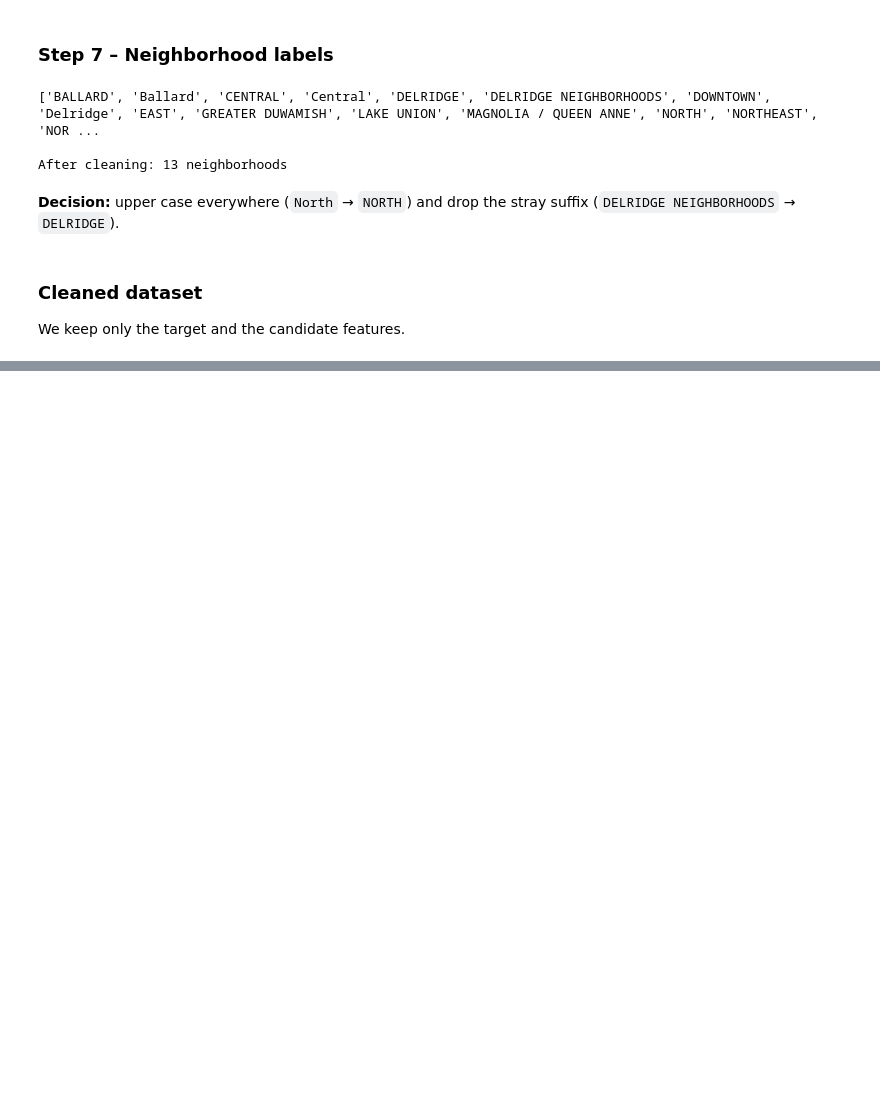
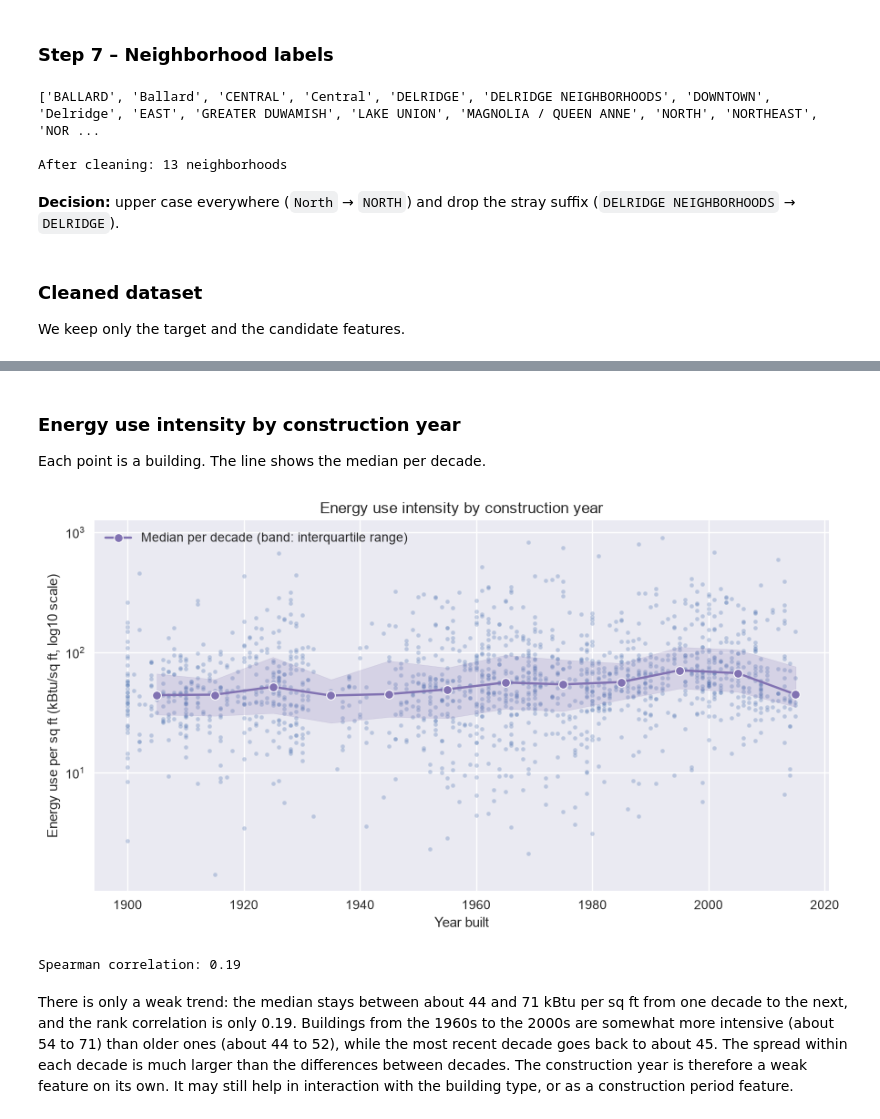
Before and after one commit to dapitch666/oc-p03-seattle-building-energy, a Jupyter notebook: notebooks/01_eda.ipynb, the cells around one changed output, grey strips where cells are left out. Drawn from its saved outputs; the diff is of its cells as text; code cells hidden in the pictures; blank space fills up the shorter version.

```diff
--- a/notebooks/01_eda.ipynb
+++ b/notebooks/01_eda.ipynb
@@ -496,0 +659,41 @@ dtype: int64
+# %% [markdown]
+### Energy use intensity by construction year
+
+Each point is a building. The line shows the median per decade.
+# %%
+year_eui = pd.DataFrame(
+    {
+        "YearBuilt": df["YearBuilt"],
+        "decade": df["YearBuilt"] // 10 * 10 + 5,  # center of the decade
+        "eui": intensity,
+    }
+)
+
+fig, ax = plt.subplots(figsize=(9, 5))
+sns.scatterplot(data=year_eui, x="YearBuilt", y="eui", s=12, alpha=0.3, ax=ax)
+sns.lineplot(
+    data=year_eui,
+    x="decade",
+    y="eui",
+    estimator="median",
+    errorbar=("pi", 50),
+    color="C3",
+    marker="o",
+    label="Median per decade (band: interquartile range)",
+    ax=ax,
+)
+ax.set_yscale("log")
+ax.set_xlabel("Year built")
+ax.set_ylabel("Energy use per sq ft (kBtu/sq ft, log10 scale)")
+ax.set_title("Energy use intensity by construction year")
+plt.tight_layout()
+plt.show()
+
+print(
+    f"Spearman correlation: {year_eui['YearBuilt'].corr(year_eui['eui'], method='spearman'):.2f}"
+)
+# %% [output]
+[figure, added]
+Spearman correlation: 0.19
+# %% [markdown]
+There is only a weak trend: the median stays between about 44 and 71 kBtu per sq ft from one decade to the next, and the rank correlation is only 0.19. Buildings from the 1960s to the 2000s are somewhat more intensive (about 54 to 71) than older ones (about 44 to 52), while the most recent decade goes back to about 45. The spread within each decade is much larger than the differences between decades. The construction year is therefore a weak feature on its own. It may still help in interaction with the building type, or as a construction period feature.
```
Also changed, not shown: parts of 27 cells of this notebook.
